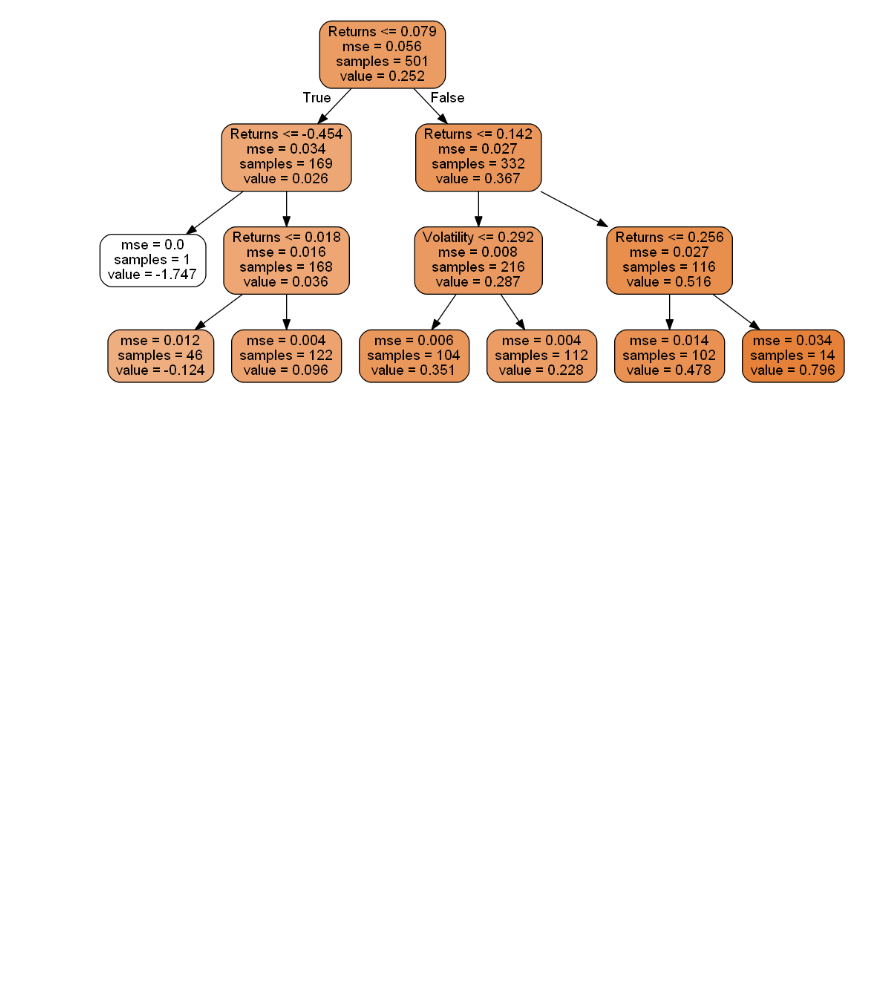
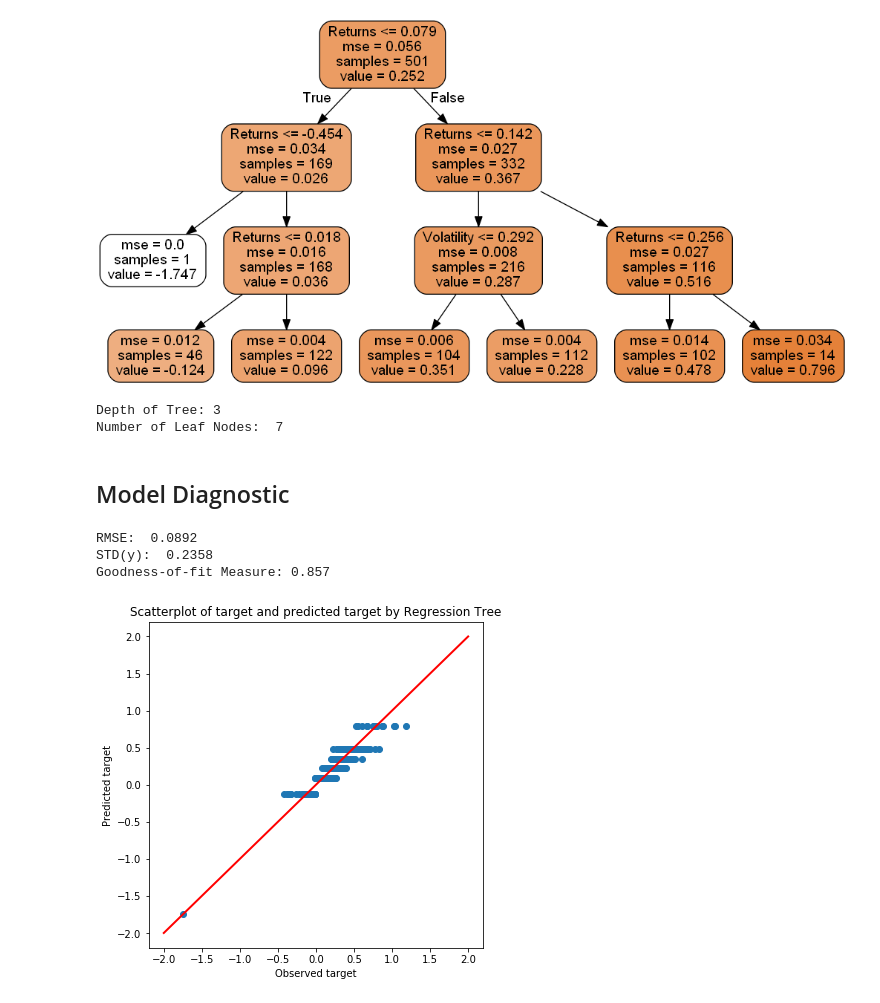
Before and after one commit to wch5621628/STAT3612, a Jupyter notebook: Tree.ipynb, the cells around one changed output. Drawn from its saved outputs; the diff is of its cells as text; code cells hidden in the pictures; blank space fills up the shorter version.

```diff
--- a/Tree.ipynb
+++ b/Tree.ipynb
@@ -149,3 +208,32 @@ from IPython.display import Image
 Image("sp500_tree1.png")
 # %% [output]
 [figure]
+# %%
+is_leaves = leafNodes(tree_reg)
+d = len(is_leaves[is_leaves == True])
+print('Depth of Tree: 3')
+print('Number of Leaf Nodes: ', d)
+# %% [output]
+Depth of Tree: 3
+Number of Leaf Nodes:  7
+# %% [markdown]
+## Model Diagnostic
+# %%
+from sklearn.metrics import r2_score
+yhat = tree_reg.predict(X)
+print("RMSE: ", np.round(np.sqrt(((y - yhat)**2).mean(axis=0)),4))
+print("STD(y): ", np.round(y.std(),4))
+print("Goodness-of-fit Measure:", np.round(r2_score(y, yhat),4))
+
+plt.figure(1, figsize=(6,6))
+plt.title("Scatterplot of target and predicted target by Regression Tree")
+plt.ylabel("Predicted target")
+plt.xlabel("Observed target")
+plt.scatter(y=yhat, x=y)
+plt.plot([-2,2], [-2,2], "r-", linewidth=2)
+plt.show()
+# %% [output]
+RMSE:  0.0892
+STD(y):  0.2358
+Goodness-of-fit Measure: 0.857
+[figure, added]
```
Also changed, not shown: parts of 15 cells of this notebook.
